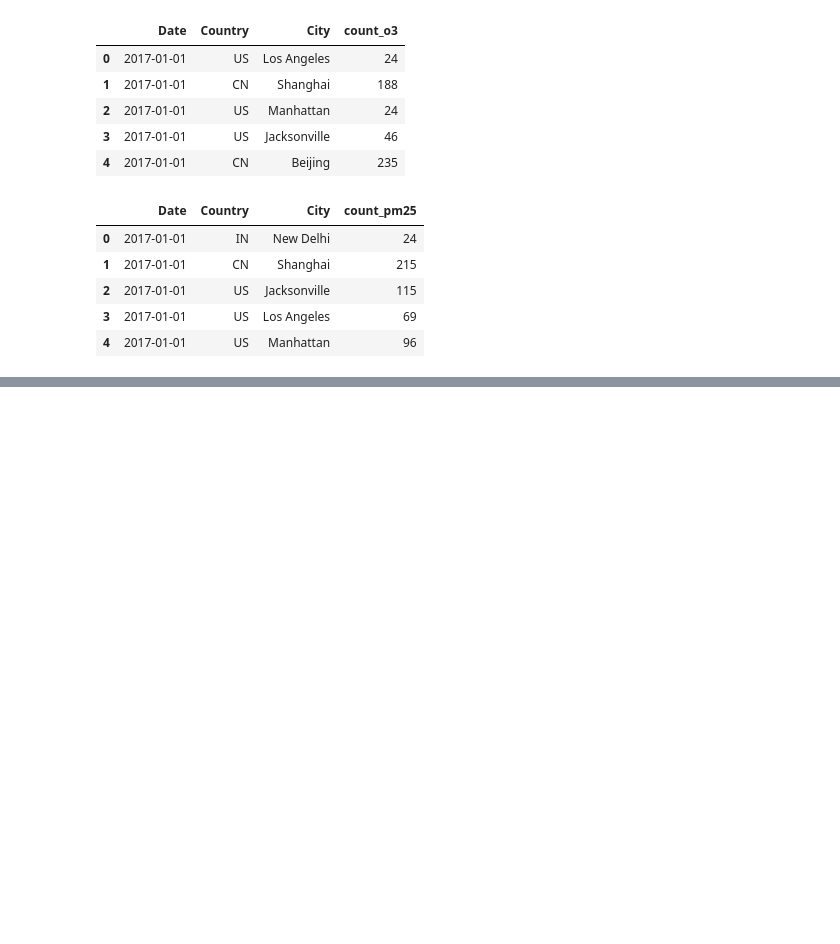
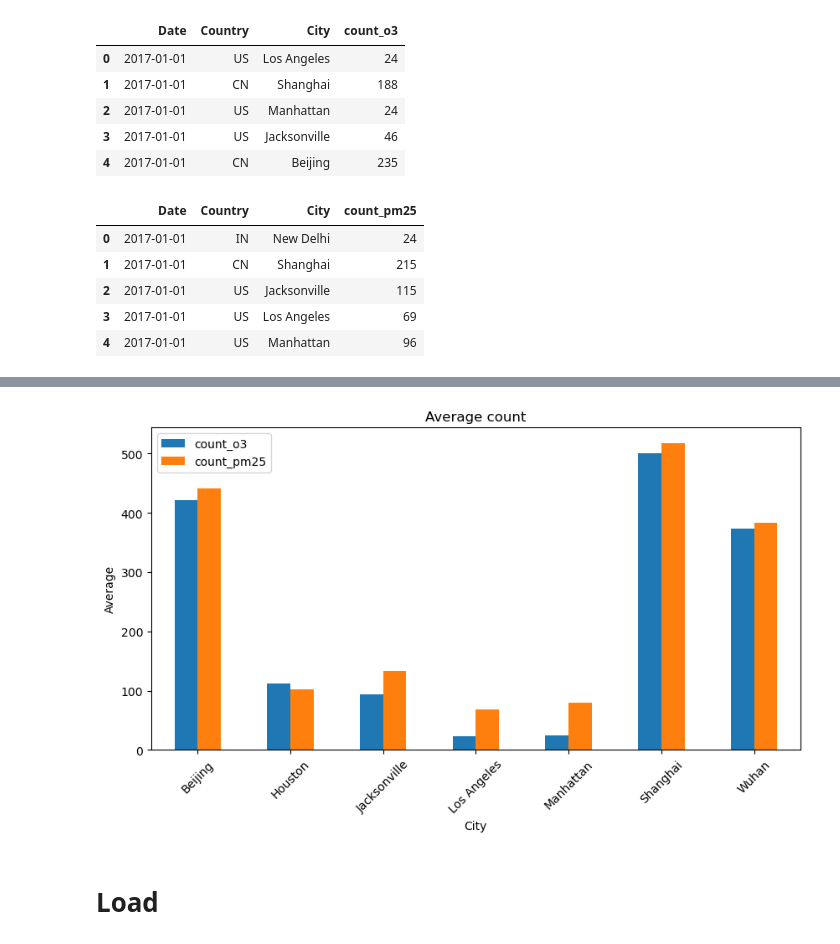
Before and after one commit to shriansh8619/ETL_Project-SQL_python-, a Jupyter notebook: ETL_project.ipynb, the cells around one changed output, grey strips where cells are left out. Drawn from its saved outputs; the diff is of its cells as text; code cells hidden in the pictures; blank space fills up the shorter version.

```diff
--- a/ETL_project.ipynb
+++ b/ETL_project.ipynb
@@ -52,3 +53,6 @@ df2.head()
 | 2 | 2017-01-01 | US | Jacksonville | 115 |
 | 3 | 2017-01-01 | US | Los Angeles | 69 |
 | 4 | 2017-01-01 | US | Manhattan | 96 |
+# %%
+new_df=pd.merge(df1,df2,on=['Date','Country','City'],how='left')
+new_df.head()
@@ -54,0 +66,2 @@ df2.head()
+# %%
+x=new_df.groupby('City')[['count_o3','count_pm25']].mean()
@@ -54,0 +80,12 @@ df2.head()
+# %%
+x.plot(kind='bar',figsize=(10,5))
+plt.xlabel('City')
+plt.ylabel('Average')
+plt.title('Average count')
+plt.xticks(rotation=45)
+plt.legend(['count_o3','count_pm25'])
+plt.show()
+# %% [output]
+[figure, added]
+# %% [markdown]
+# Load
```
Also changed, not shown: parts of 7 cells of this notebook.
